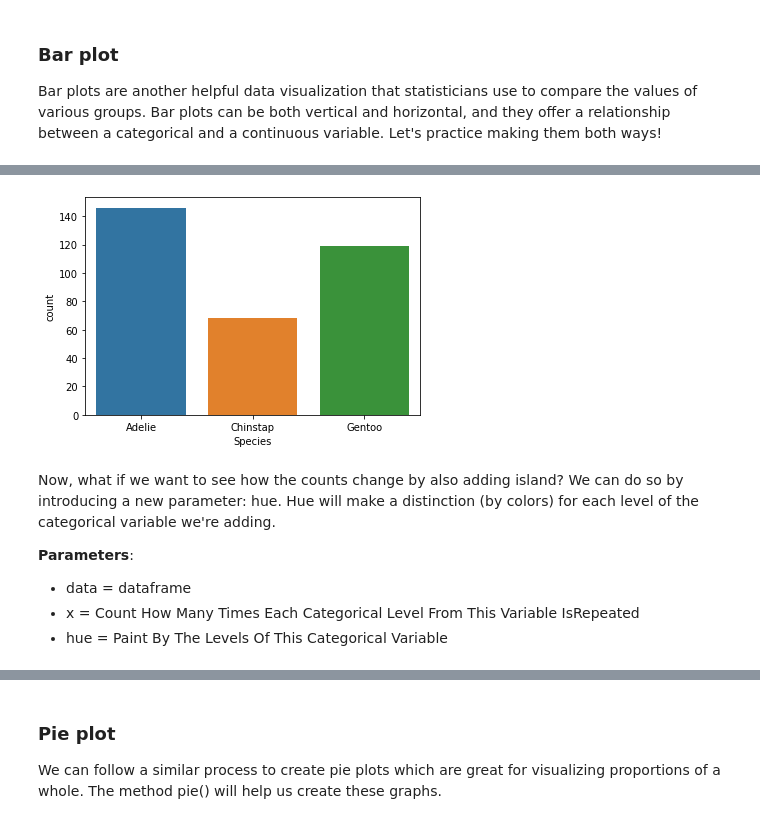
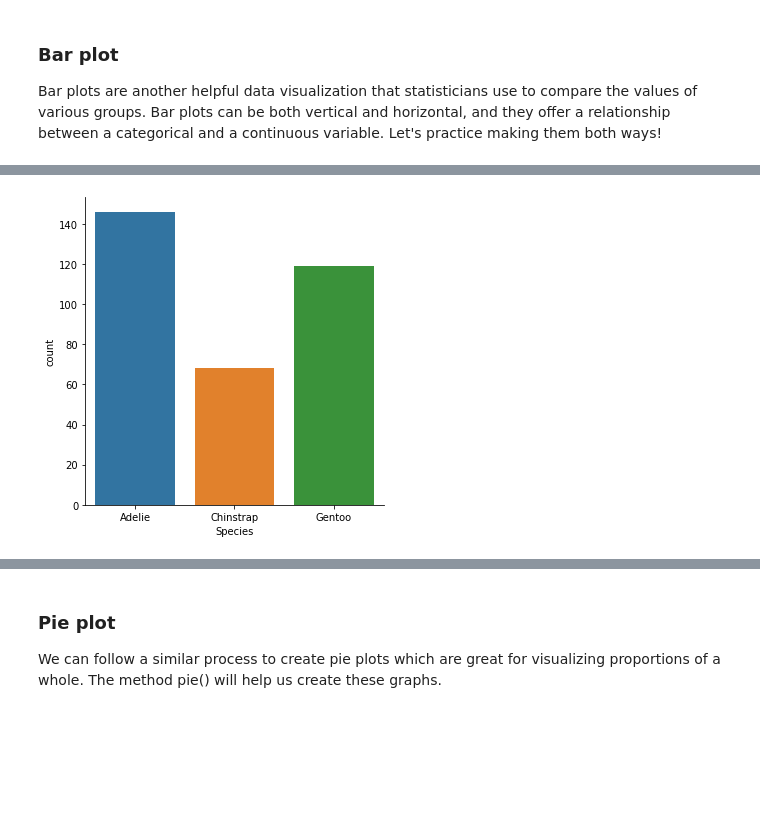
Before and after one commit to vnguyen24/SURF2022, a Jupyter notebook: Session2/Teaching2.ipynb, the cells around one changed output, grey strips where cells are left out. Saved outputs shown, nothing was run; the diff lists cells and outputs as text; code cells hidden in the pictures; blank space fills up the shorter version.

```diff
--- a/Session2/Teaching2.ipynb
+++ b/Session2/Teaching2.ipynb
@@ -356,13 +368,8 @@ Countplot will count how many times each level from the categorical variable (th
 # %%
-sns.countplot(data = penguins, x = "Species")
-plt.xticks([0,1,2],["Adelie", "Chinstap", "Gentoo"])
+# Add arguments to plot the catplot
+sns.catplot(data = penguins, x = "Species", kind = "count")
+
+# Show plot
 plt.show()
 # %% [output]
-[figure, old version]
+[figure, new version]
-# %% [markdown]
-Now, what if we want to see how the counts change by also adding island? We can do so by introducing a new parameter: hue. Hue will make a distinction (by colors) for each level of the categorical variable we're adding.
-
-**Parameters**:
-* data = dataframe
-* x = Count How Many Times Each Categorical Level From This Variable IsRepeated
-* hue = Paint By The Levels Of This Categorical Variable
```
Also changed, not shown: parts of 30 cells of this notebook, 1 other file.
